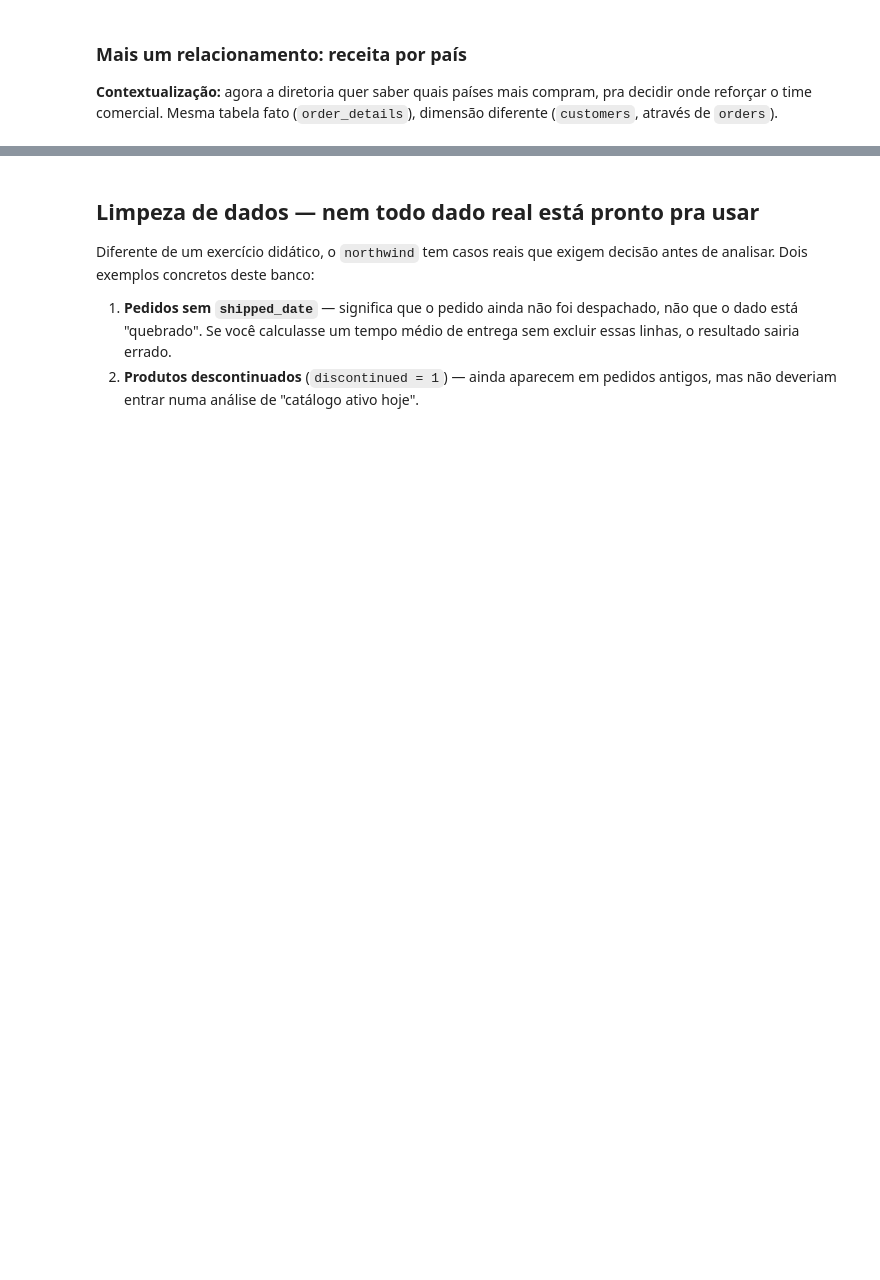
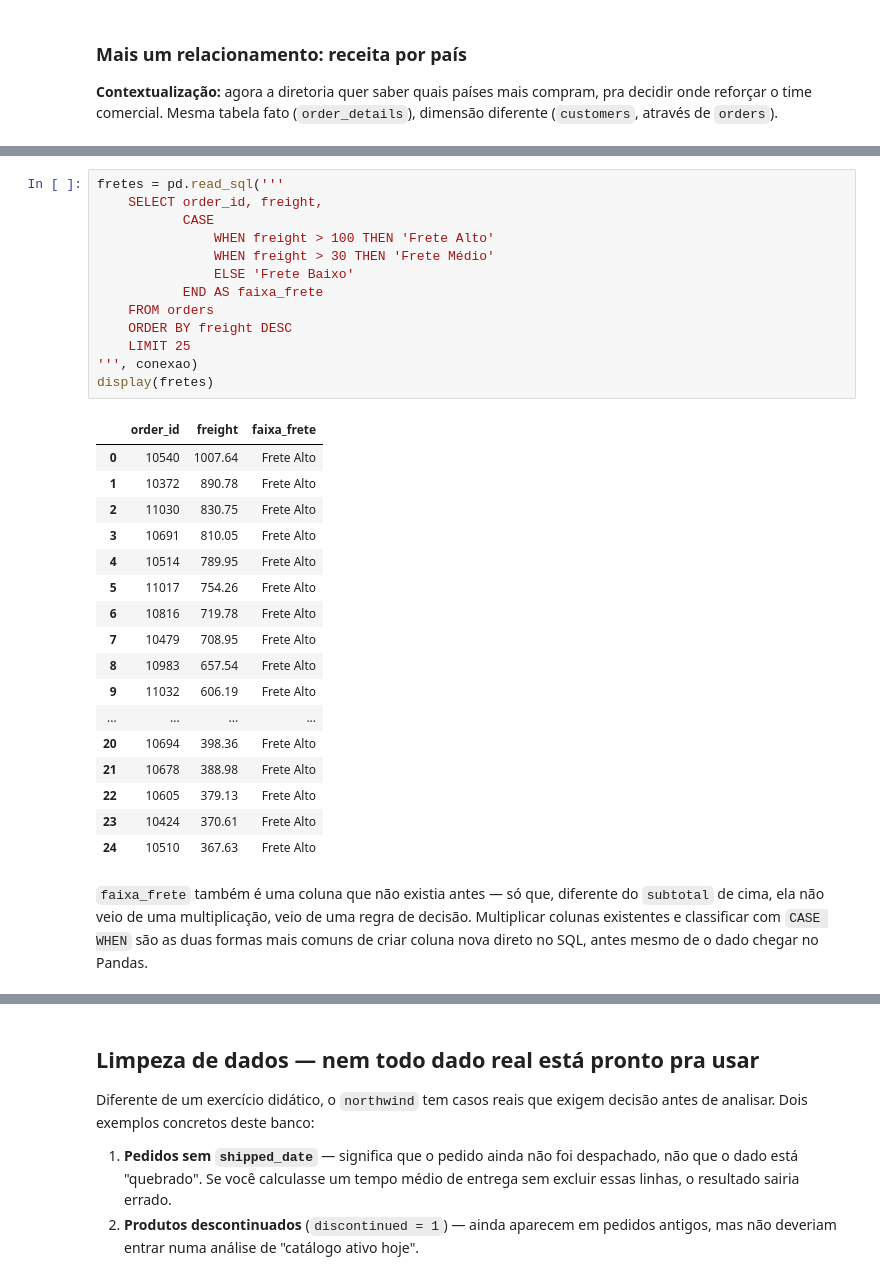
Before and after one commit to cfneves/turma05-analise-de-dados-com-python, a Jupyter notebook: 11_Python_e_PostgreSQL/Aluno/notebook_bonus_postgresql.ipynb, the cells around one changed output, grey strips where cells are left out. Saved outputs shown, nothing was run; the diff lists cells and outputs as text; blank space fills up the shorter version.

```diff
--- a/11_Python_e_PostgreSQL/Aluno/notebook_bonus_postgresql.ipynb
+++ b/11_Python_e_PostgreSQL/Aluno/notebook_bonus_postgresql.ipynb
@@ -178,0 +807,33 @@ for linha in cursor.fetchall():
+# %%
+fretes = pd.read_sql('''
+    SELECT order_id, freight,
+           CASE
+               WHEN freight > 100 THEN 'Frete Alto'
+               WHEN freight > 30 THEN 'Frete Médio'
+               ELSE 'Frete Baixo'
+           END AS faixa_frete
+    FROM orders
+    ORDER BY freight DESC
+    LIMIT 25
+''', conexao)
+display(fretes)
+# %% [output]
+|  | order_id | freight | faixa_frete |
+| 0 | 10540 | 1007.64 | Frete Alto |
+| 1 | 10372 | 890.78 | Frete Alto |
+| 2 | 11030 | 830.75 | Frete Alto |
+| 3 | 10691 | 810.05 | Frete Alto |
+| 4 | 10514 | 789.95 | Frete Alto |
+| 5 | 11017 | 754.26 | Frete Alto |
+| 6 | 10816 | 719.78 | Frete Alto |
+| 7 | 10479 | 708.95 | Frete Alto |
+| 8 | 10983 | 657.54 | Frete Alto |
+| 9 | 11032 | 606.19 | Frete Alto |
+| ... | ... | ... | ... |
+| 20 | 10694 | 398.36 | Frete Alto |
+| 21 | 10678 | 388.98 | Frete Alto |
+| 22 | 10605 | 379.13 | Frete Alto |
+| 23 | 10424 | 370.61 | Frete Alto |
+| 24 | 10510 | 367.63 | Frete Alto |
+# %% [markdown]
+`faixa_frete` também é uma coluna que não existia antes — só que, diferente do `subtotal` de cima, ela não veio de uma multiplicação, veio de uma regra de decisão. Multiplicar colunas existentes e classificar com `CASE WHEN` são as duas formas mais comuns de criar coluna nova direto no SQL, antes mesmo de o dado chegar no Pandas.
```
Also changed, not shown: parts of 31 cells of this notebook, 2 other files.
